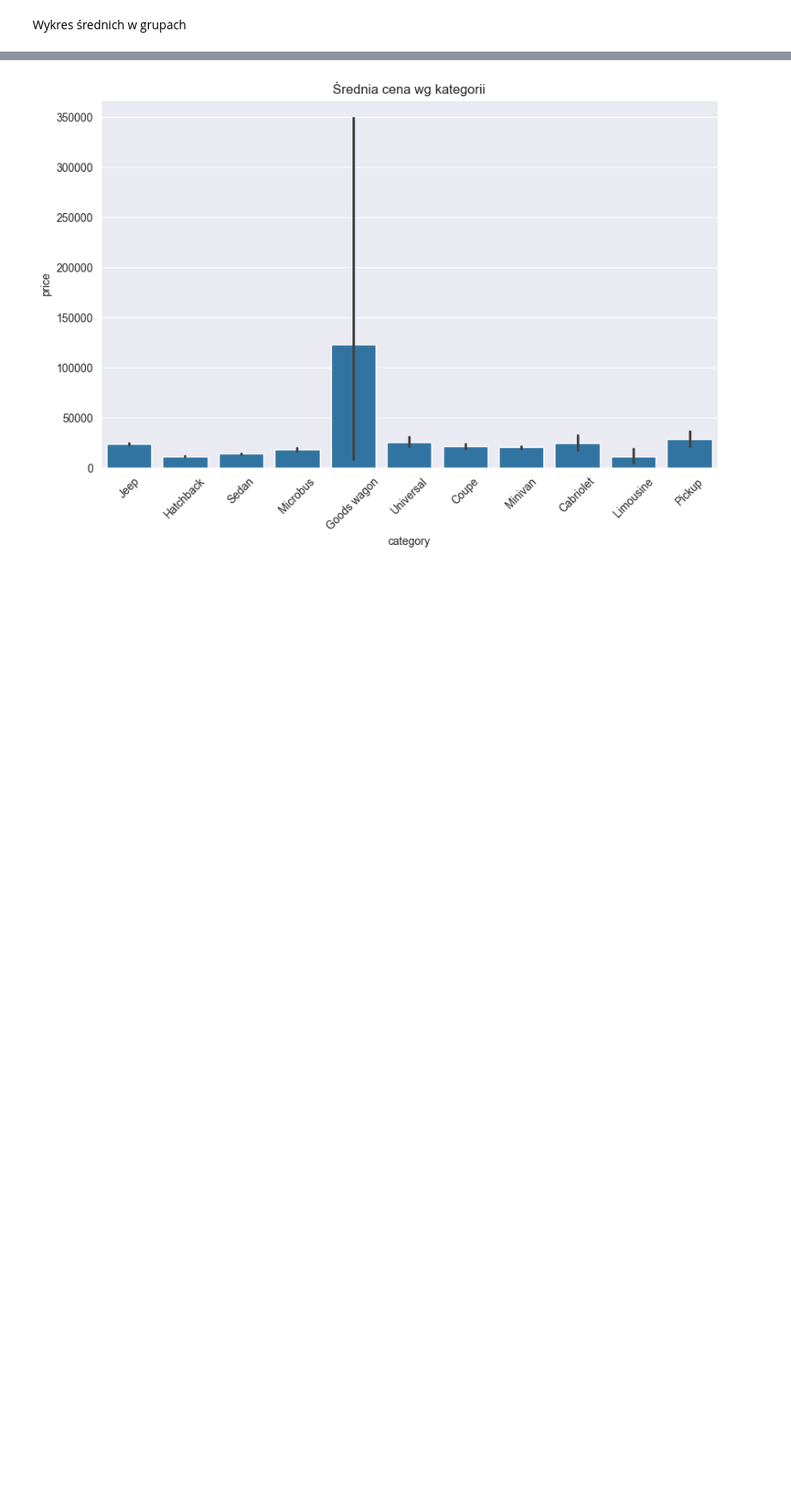
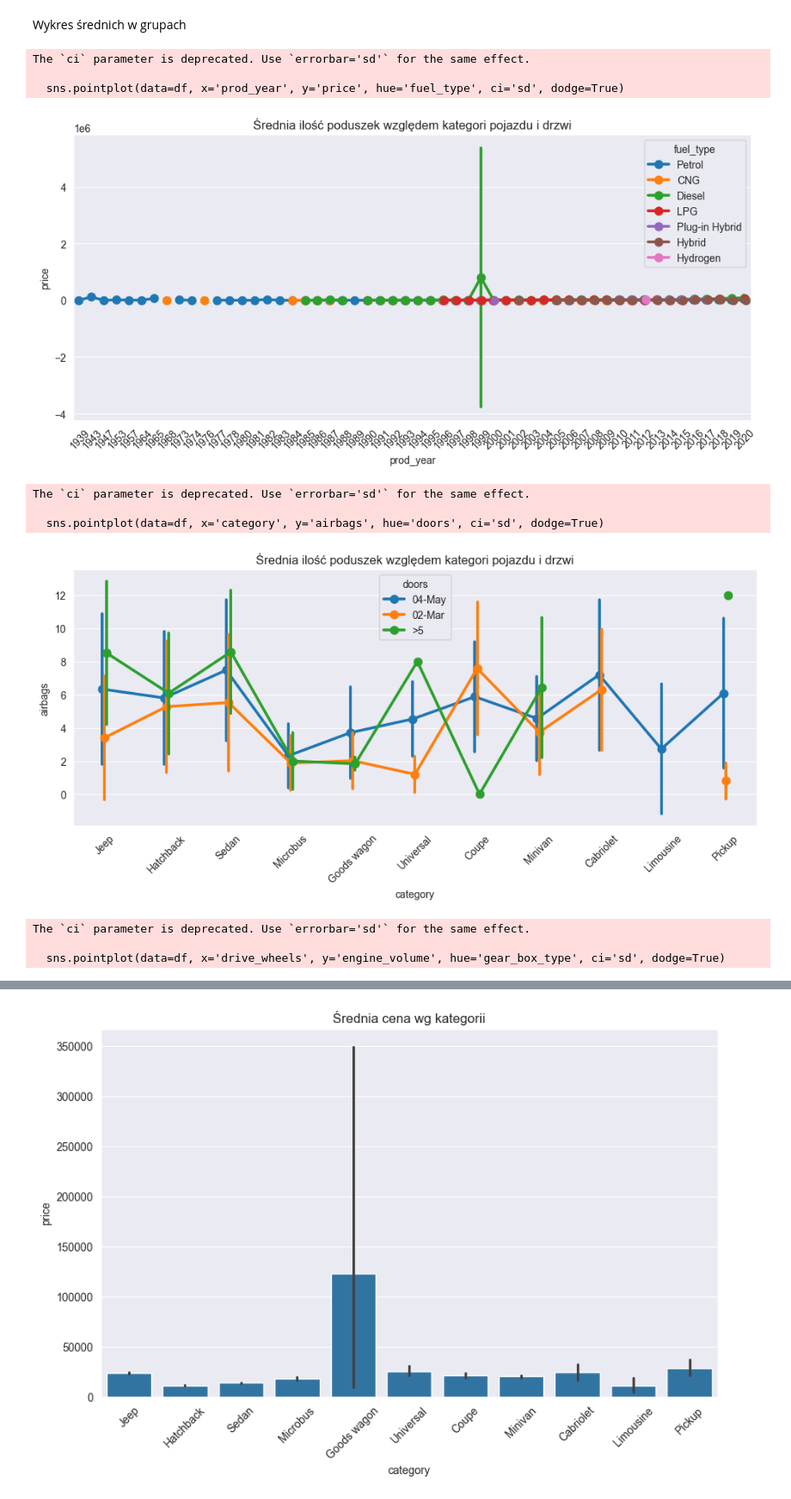
Before and after one commit to julia6twp/eksploracja_projekt, a Jupyter notebook: model1.ipynb, the cells around one changed output, grey strips where cells are left out. Shown at 86% size. Saved outputs shown, nothing was run; the diff lists cells and outputs as text; code cells hidden in the pictures; blank space fills up the shorter version.

```diff
--- a/model1.ipynb
+++ b/model1.ipynb
@@ -288,2 +362,36 @@ plt.show()
 # %% [markdown]
 Wykres średnich w grupach
+# %%
+# --- 2. Wykres średnich w grupach (interakcja lub prosta ANOVA) ---
+plt.figure(figsize=(10,5))
+sns.pointplot(data=df, x='prod_year', y='price', hue='fuel_type', ci='sd', dodge=True)
+plt.title('Średnia ilość poduszek względem kategori pojazdu i drzwi')
+plt.xticks(rotation=45)
+plt.tight_layout()
+plt.show()
+# Średnia cena względem producenta i rodzaju paliwa
+plt.figure(figsize=(10,5))
+sns.pointplot(data=df, x='category', y='airbags', hue='doors', ci='sd', dodge=True)
+plt.title('Średnia ilość poduszek względem kategori pojazdu i drzwi')
+plt.xticks(rotation=45)
+plt.tight_layout()
+plt.show()
+
+# Średnia pojemność silnika względem drive_wheels i gear_box_type
+plt.figure(figsize=(10,5))
+sns.pointplot(data=df, x='drive_wheels', y='engine_volume', hue='gear_box_type', ci='sd', dodge=True)
+plt.title('Średnia pojemność silnika względem napędu i skrzyni')
+plt.tight_layout()
+plt.show()
+# %% [output]
+The `ci` parameter is deprecated. Use `errorbar='sd'` for the same effect.
+
+  sns.pointplot(data=df, x='prod_year', y='price', hue='fuel_type', ci='sd', dodge=True)
+[figure, added]
+The `ci` parameter is deprecated. Use `errorbar='sd'` for the same effect.
+
+  sns.pointplot(data=df, x='category', y='airbags', hue='doors', ci='sd', dodge=True)
+[figure, added]
+The `ci` parameter is deprecated. Use `errorbar='sd'` for the same effect.
+
+  sns.pointplot(data=df, x='drive_wheels', y='engine_volume', hue='gear_box_type', ci='sd', dodge=True)
```
Also changed, not shown: parts of 24 cells of this notebook, 1 other file.
